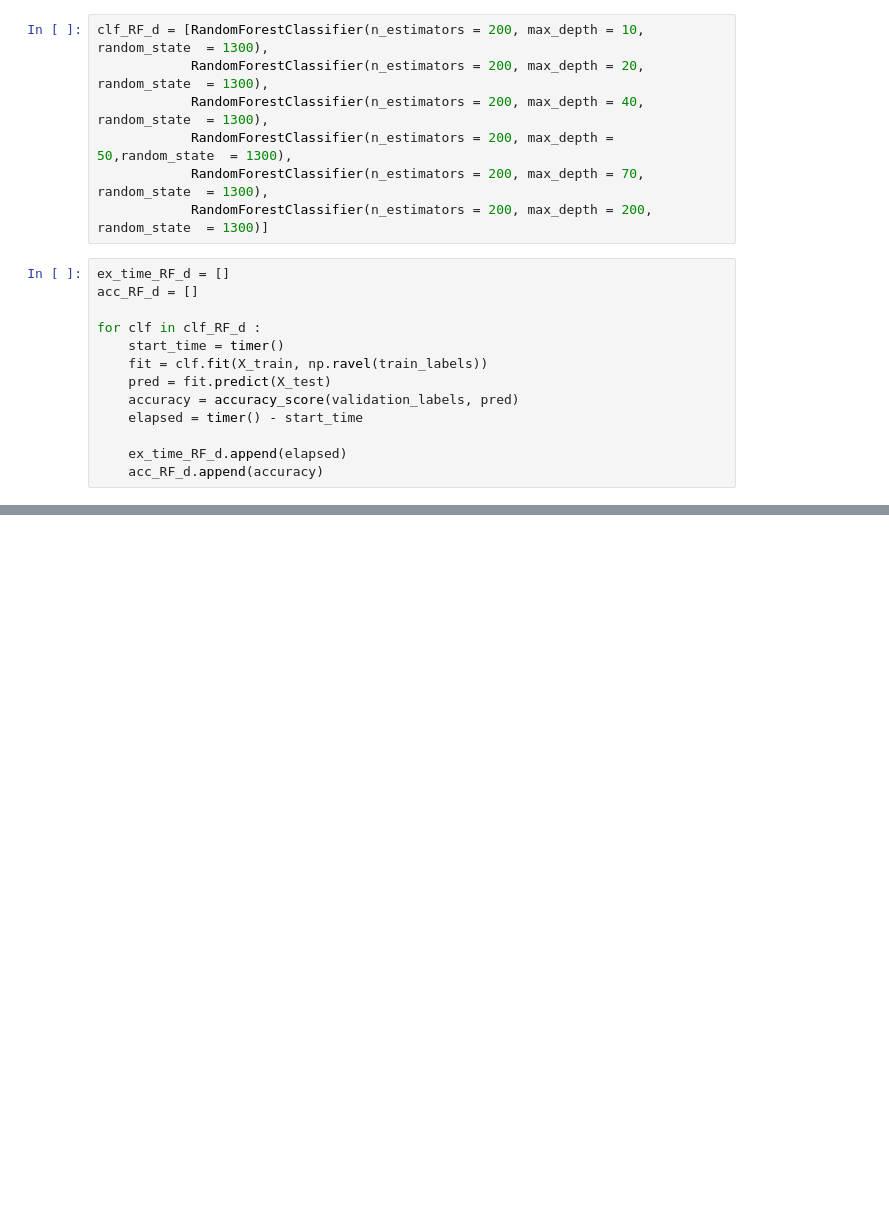
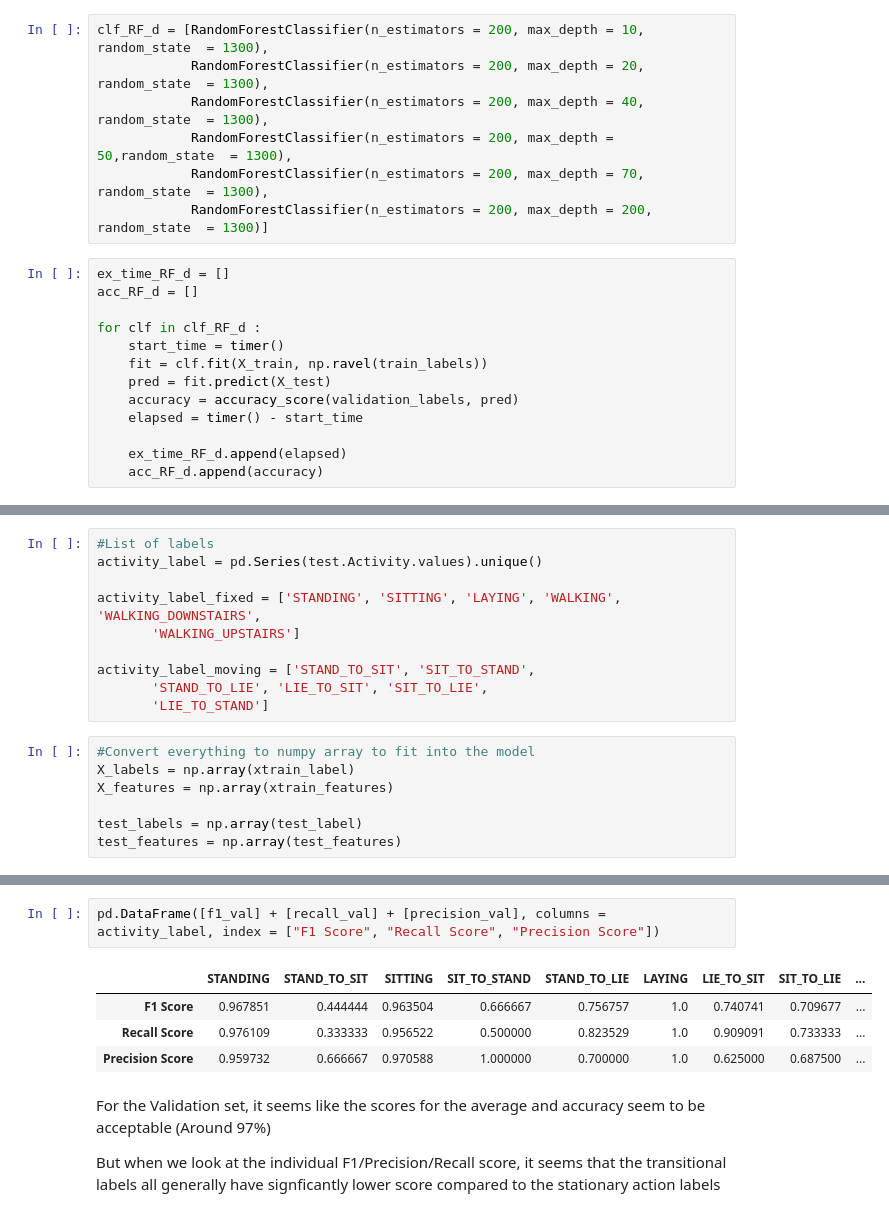
Before and after one commit to zunedz/CS3244-Project, a Jupyter notebook: Project.ipynb, the cells around one changed output, grey strips where cells are left out. Cells and saved outputs as stored; diff of their text form; blank space fills up the shorter version.

```diff
--- a/Project.ipynb
+++ b/Project.ipynb
@@ -590,0 +358,17 @@ However Factor 1 have several with similar loading, so we may need to consider o
+# %%
+#List of labels
+activity_label = pd.Series(test.Activity.values).unique()
+
+activity_label_fixed = ['STANDING', 'SITTING', 'LAYING', 'WALKING', 'WALKING_DOWNSTAIRS',
+       'WALKING_UPSTAIRS']
+
+activity_label_moving = ['STAND_TO_SIT', 'SIT_TO_STAND',
+       'STAND_TO_LIE', 'LIE_TO_SIT', 'SIT_TO_LIE',
+       'LIE_TO_STAND']
+# %%
+#Convert everything to numpy array to fit into the model
+X_labels = np.array(xtrain_label)
+X_features = np.array(xtrain_features)
+
+test_labels = np.array(test_label)
+test_features = np.array(test_features)
@@ -590,0 +421,11 @@ However Factor 1 have several with similar loading, so we may need to consider o
+# %%
+pd.DataFrame([f1_val] + [recall_val] + [precision_val], columns = activity_label, index = ["F1 Score", "Recall Score", "Precision Score"])
+# %% [output]
+|  | STANDING | STAND_TO_SIT | SITTING | SIT_TO_STAND | STAND_TO_LIE | LAYING | LIE_TO_SIT | SIT_TO_LIE | ... |
+| F1 Score | 0.967851 | 0.444444 | 0.963504 | 0.666667 | 0.756757 | 1.0 | 0.740741 | 0.709677 | ... |
+| Recall Score | 0.976109 | 0.333333 | 0.956522 | 0.500000 | 0.823529 | 1.0 | 0.909091 | 0.733333 | ... |
+| Precision Score | 0.959732 | 0.666667 | 0.970588 | 1.000000 | 0.700000 | 1.0 | 0.625000 | 0.687500 | ... |
+# %% [markdown]
+For the Validation set, it seems like the scores for the average and accuracy seem to be acceptable (Around 97%)
+
+But when we look at the individual F1/Precision/Recall score, it seems that the transitional labels all generally have signficantly lower score compared to the stationary action labels
```
Also changed, not shown: parts of 77 cells of this notebook.
